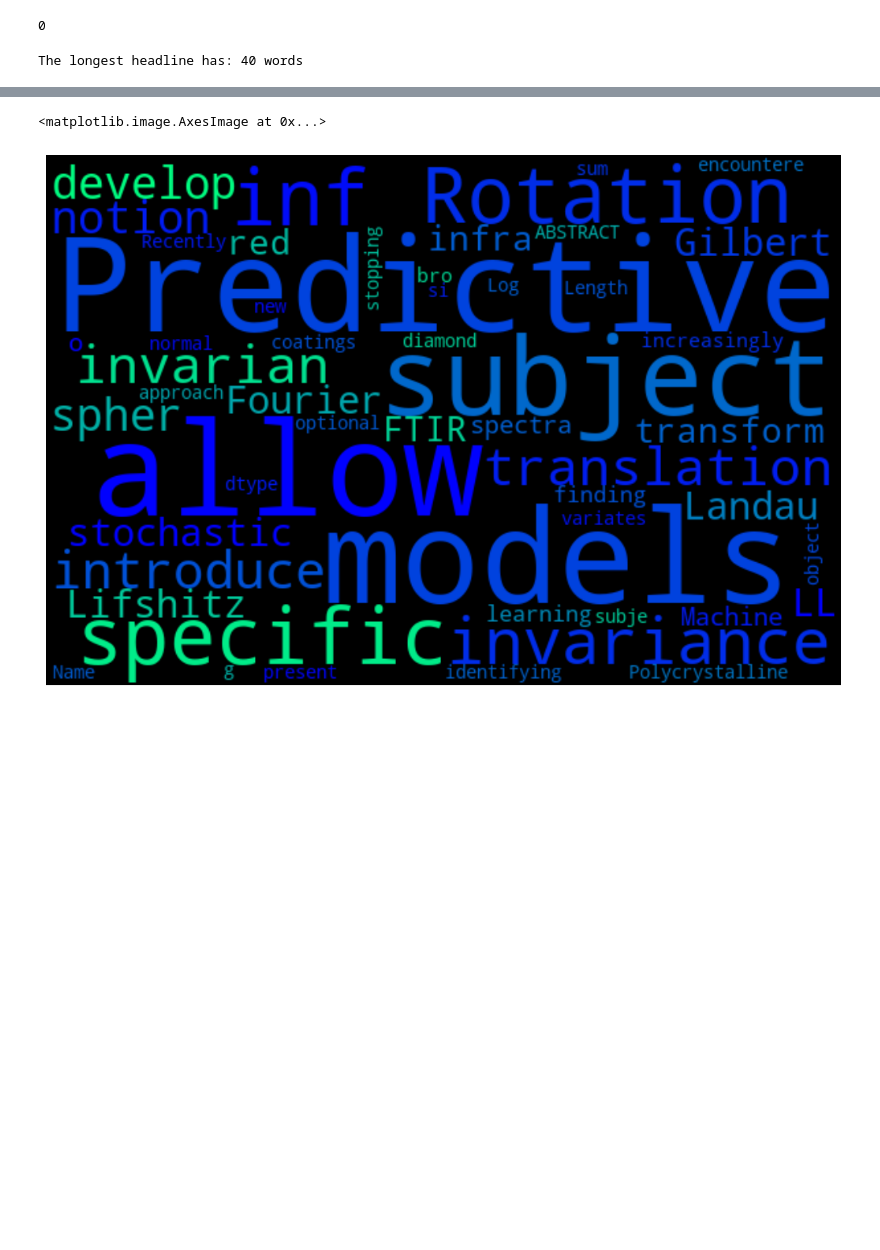
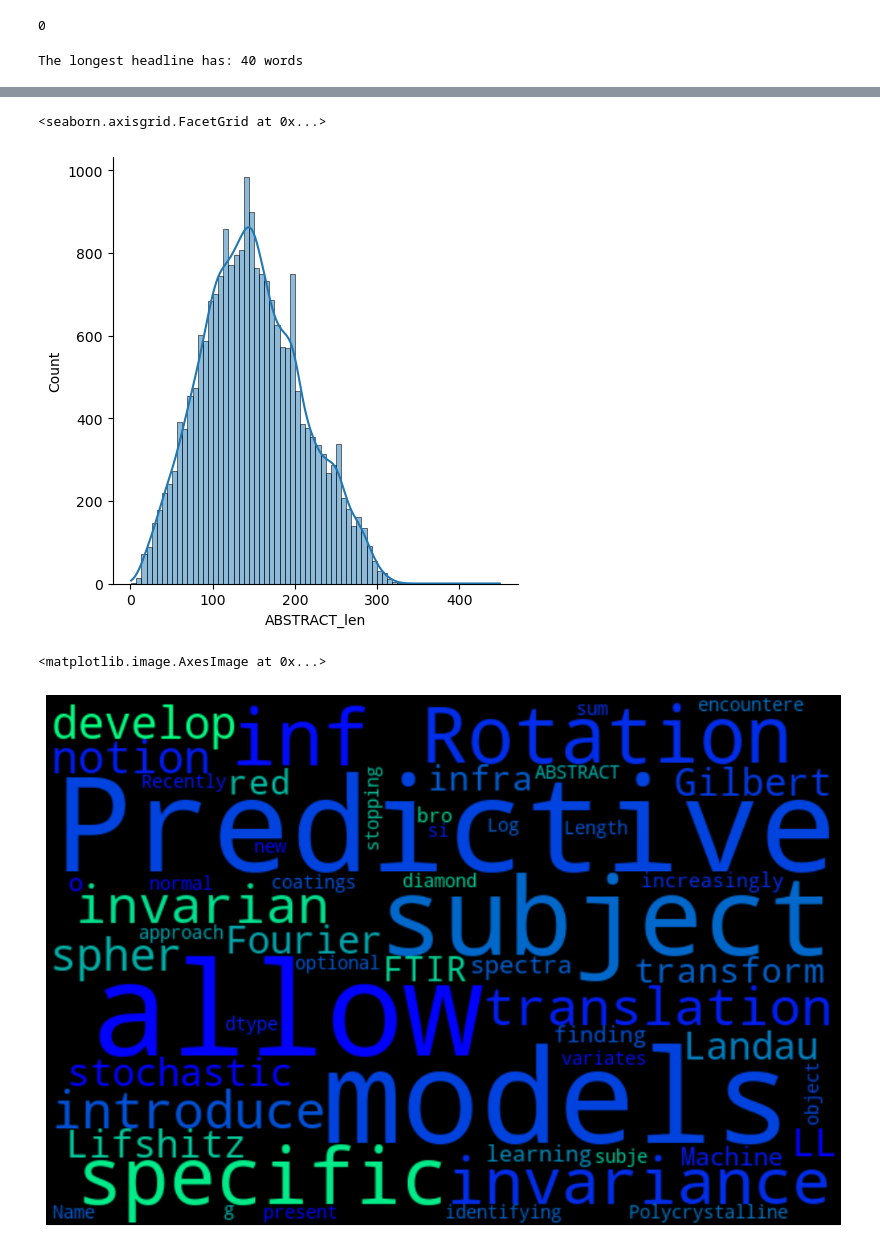
Before and after one commit to RainChew/Topic-Modeling-for-Research-Articles, a Jupyter notebook: Topic Modelling.ipynb, the cells around one changed output, grey strips where cells are left out. Drawn from its saved outputs; the diff is of its cells as text; code cells hidden in the pictures; blank space fills up the shorter version.

```diff
--- a/Topic Modelling.ipynb
+++ b/Topic Modelling.ipynb
@@ -93,3 +102,8 @@ sns.displot(df.TITLE_len, kde=False)
+# %%
+sns.displot(df.ABSTRACT_len, kde=True)
+# %% [output]
+<seaborn.axisgrid.FacetGrid at 0x...>
+[figure, added]
 # %%
 cloud=WordCloud(colormap="winter",width=600,height=400).generate(str(df["ABSTRACT"]))
 fig=plt.figure(figsize=(13,18))
```
Also changed, not shown: parts of 6 cells of this notebook.
